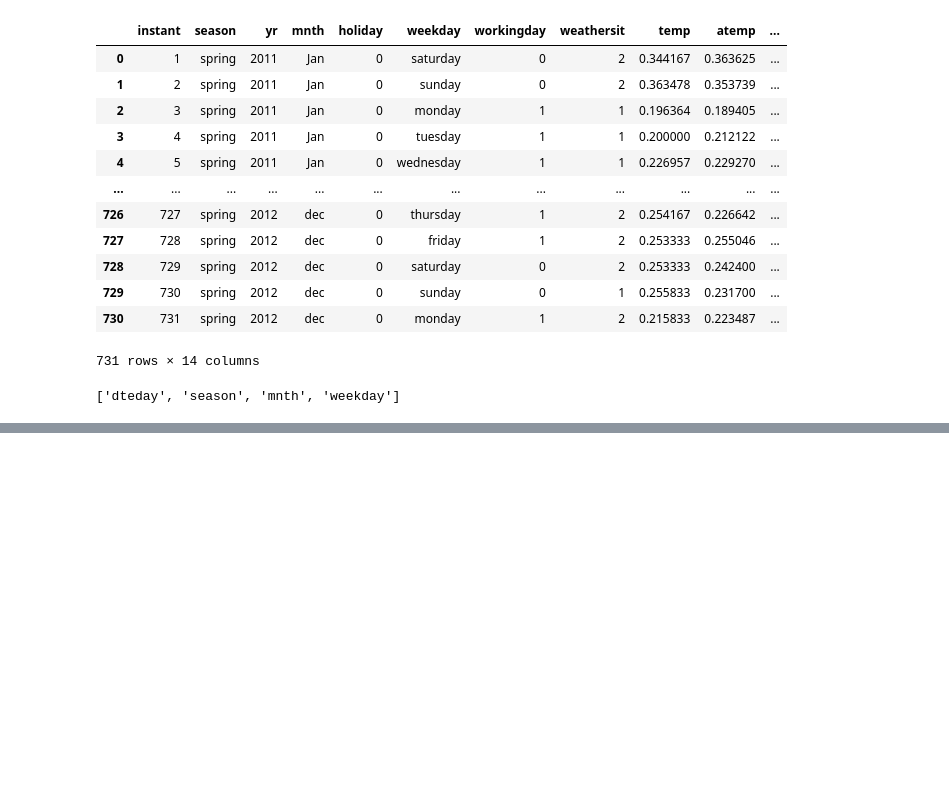
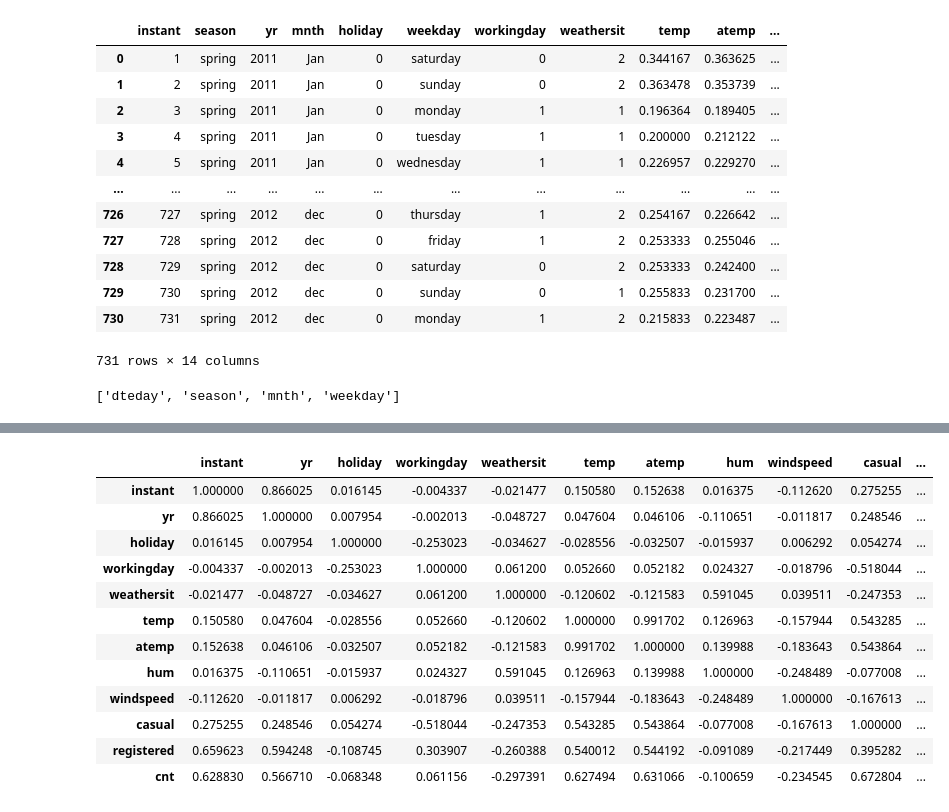
Before and after one commit to Sahiljosan/Internship_project_Bike_Share_Prediction, a Jupyter notebook: notebook.ipynb, the cells around one changed output, grey strips where cells are left out. Cells and saved outputs as stored; diff of their text form; code cells hidden in the pictures; blank space fills up the shorter version.

```diff
--- a/notebook.ipynb
+++ b/notebook.ipynb
@@ -109,0 +107,16 @@ LinearRegression()
+# %%
+df.corr()
+# %% [output]
+|  | instant | yr | holiday | workingday | weathersit | temp | atemp | hum | windspeed | casual | ... |
+| instant | 1.000000 | 0.866025 | 0.016145 | -0.004337 | -0.021477 | 0.150580 | 0.152638 | 0.016375 | -0.112620 | 0.275255 | ... |
+| yr | 0.866025 | 1.000000 | 0.007954 | -0.002013 | -0.048727 | 0.047604 | 0.046106 | -0.110651 | -0.011817 | 0.248546 | ... |
+| holiday | 0.016145 | 0.007954 | 1.000000 | -0.253023 | -0.034627 | -0.028556 | -0.032507 | -0.015937 | 0.006292 | 0.054274 | ... |
+| workingday | -0.004337 | -0.002013 | -0.253023 | 1.000000 | 0.061200 | 0.052660 | 0.052182 | 0.024327 | -0.018796 | -0.518044 | ... |
+| weathersit | -0.021477 | -0.048727 | -0.034627 | 0.061200 | 1.000000 | -0.120602 | -0.121583 | 0.591045 | 0.039511 | -0.247353 | ... |
+| temp | 0.150580 | 0.047604 | -0.028556 | 0.052660 | -0.120602 | 1.000000 | 0.991702 | 0.126963 | -0.157944 | 0.543285 | ... |
+| atemp | 0.152638 | 0.046106 | -0.032507 | 0.052182 | -0.121583 | 0.991702 | 1.000000 | 0.139988 | -0.183643 | 0.543864 | ... |
+| hum | 0.016375 | -0.110651 | -0.015937 | 0.024327 | 0.591045 | 0.126963 | 0.139988 | 1.000000 | -0.248489 | -0.077008 | ... |
+| windspeed | -0.112620 | -0.011817 | 0.006292 | -0.018796 | 0.039511 | -0.157944 | -0.183643 | -0.248489 | 1.000000 | -0.167613 | ... |
+| casual | 0.275255 | 0.248546 | 0.054274 | -0.518044 | -0.247353 | 0.543285 | 0.543864 | -0.077008 | -0.167613 | 1.000000 | ... |
+| registered | 0.659623 | 0.594248 | -0.108745 | 0.303907 | -0.260388 | 0.540012 | 0.544192 | -0.091089 | -0.217449 | 0.395282 | ... |
+| cnt | 0.628830 | 0.566710 | -0.068348 | 0.061156 | -0.297391 | 0.627494 | 0.631066 | -0.100659 | -0.234545 | 0.672804 | ... |
```
Also changed, not shown: parts of 3 cells of this notebook, 23 other files.
